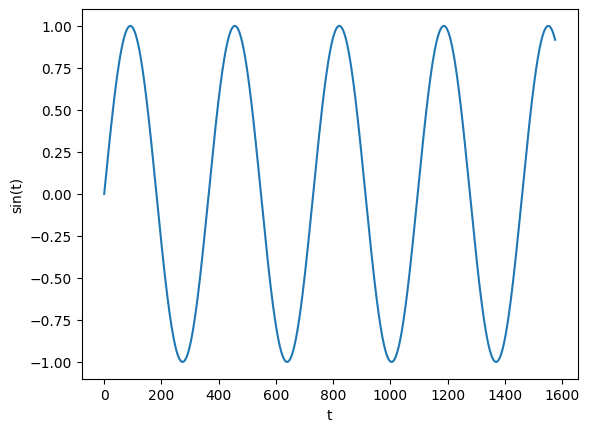
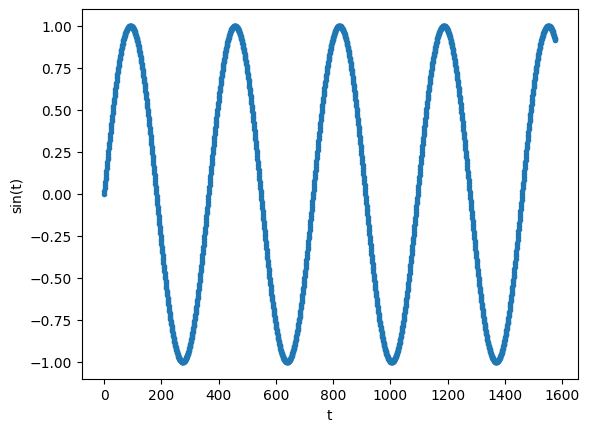
Code edit (unified diff) that turned the first committed figure into the second:
--- before
+++ after
@@ -4,5 +4,5 @@
 test_t = t[int(len(data)*0.8):]
 
-plt.plot(t, data)
+plt.plot(t, data, marker='.')
 plt.xlabel("t")
 plt.ylabel("sin(t)")

Commit: exp: exploring sine wave prediction for multi step, adding in additional models for single step prediction